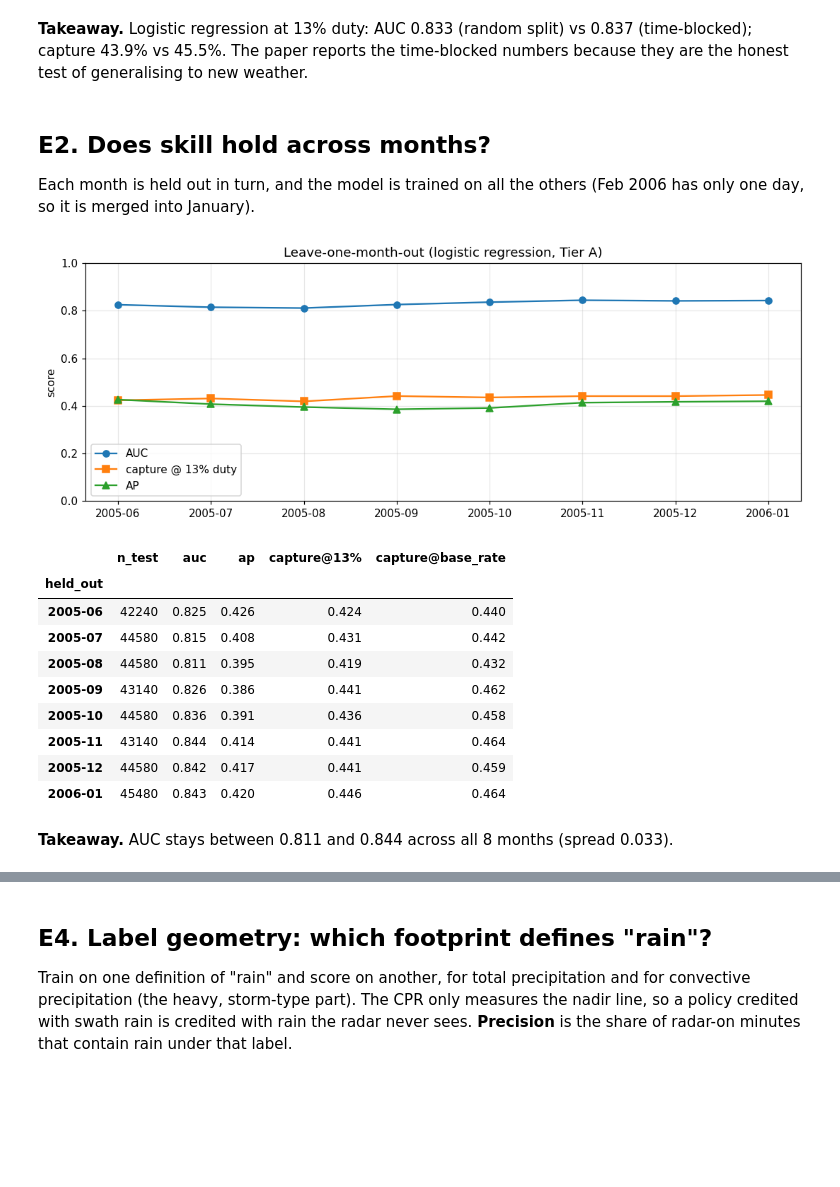
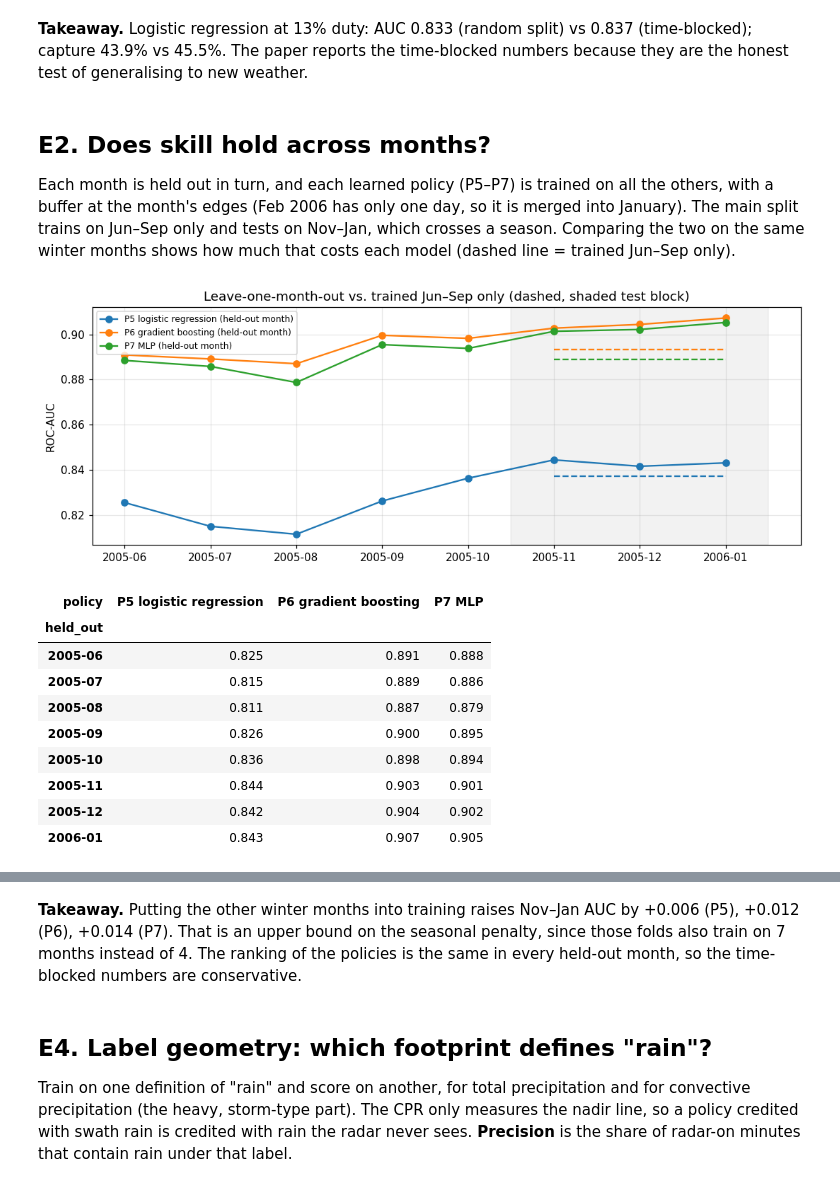
Before and after one commit to darthvader58/Code-Lab_RL_PriorityObs, a Jupyter notebook: missions/earthcare/EarthCare_trackwise.ipynb, the cells around one changed output, grey strips where cells are left out. Cells and saved outputs as stored; diff of their text form; code cells hidden in the pictures; blank space fills up the shorter version.

```diff
--- a/missions/earthcare/EarthCare_trackwise.ipynb
+++ b/missions/earthcare/EarthCare_trackwise.ipynb
@@ -454,29 +454,48 @@ display(Markdown(
 # %% [markdown]
 ## E2. Does skill hold across months?
 
-Each month is held out in turn, and the model is trained on all the others (Feb 2006 has
-only one day, so it is merged into January).
+Each month is held out in turn, and each learned policy (P5–P7) is trained on all the others,
+with a buffer at the month's edges (Feb 2006 has only one day, so it is merged into January).
+The main split trains on Jun–Sep only and tests on Nov–Jan, which crosses a season. Comparing the
+two on the same winter months shows how much that costs each model (dashed line = trained Jun–Sep
+only).
-# %%
-e2 = r("e2_leave_one_month_out")
-fig, ax = plt.subplots(figsize=(10, 3.8))
-ax.plot(e2.held_out, e2.auc, marker="o", label="AUC")
-ax.plot(e2.held_out, e2["capture@13%"], marker="s", label="capture @ 13% duty")
-ax.plot(e2.held_out, e2.ap, marker="^", label="AP")
-ax.set(ylim=(0, 1), ylabel="score", title="Leave-one-month-out (logistic regression, Tier A)")
-ax.legend(); plt.tight_layout(); plt.show()
-display(e2.round(3).set_index("held_out"))
-display(Markdown(f"**Takeaway.** AUC stays between {e2.auc.min():.3f} and {e2.auc.max():.3f} across "
-                 f"all {len(e2)} months (spread {e2.auc.max() - e2.auc.min():.3f})."))
-# %% [output]
-[figure, removed]
-|  | n_test | auc | ap | capture@13% | capture@base_rate |
-| held_out |  |  |  |  |  |
-| 2005-06 | 42240 | 0.825 | 0.426 | 0.424 | 0.440 |
-| 2005-07 | 44580 | 0.815 | 0.408 | 0.431 | 0.442 |
-| 2005-08 | 44580 | 0.811 | 0.395 | 0.419 | 0.432 |
-| 2005-09 | 43140 | 0.826 | 0.386 | 0.441 | 0.462 |
-| 2005-10 | 44580 | 0.836 | 0.391 | 0.436 | 0.458 |
-| 2005-11 | 43140 | 0.844 | 0.414 | 0.441 | 0.464 |
-| 2005-12 | 44580 | 0.842 | 0.417 | 0.441 | 0.459 |
-| 2006-01 | 45480 | 0.843 | 0.420 | 0.446 | 0.464 |
-**Takeaway.** AUC stays between 0.811 and 0.844 across all 8 months (spread 0.033).
+# %%
+e2 = r("e2_leave_one_month_out")
+blocked = r("e3_capture_table").set_index("policy")
+months = list(dict.fromkeys(e2.held_out))
+winter = [mo for mo in months if mo >= meta["split"]["test"][0]]
+fig, ax = plt.subplots(figsize=(10, 3.8))
+for p, g in e2.groupby("policy", sort=False):
+    line, = ax.plot(g.held_out, g.auc, marker="o", label=f"{p} (held-out month)")
+    ax.hlines(blocked.loc[p, "auc"], winter[0], winter[-1], color=line.get_color(), ls="--")
+ax.axvspan(months.index(winter[0]) - 0.5, months.index(winter[-1]) + 0.5, color="0.5", alpha=0.1)
+ax.set(ylabel="ROC-AUC", title="Leave-one-month-out vs. trained Jun–Sep only (dashed, shaded test block)")
+ax.legend(fontsize=8); plt.tight_layout(); plt.show()
+display(e2.pivot(index="held_out", columns="policy", values="auc").round(3))
+w = e2[e2.held_out.isin(winter)].groupby("policy", sort=False)[["auc", "ap"]].mean()
+season = pd.DataFrame({"AUC trained Jun–Sep": blocked.loc[w.index, "auc"],
+                       "AUC trained on other 7 months": w.auc,
+                       "AP trained Jun–Sep": blocked.loc[w.index, "ap"],
+                       "AP trained on other 7 months": w.ap})
+season["AUC gain"] = season.iloc[:, 1] - season.iloc[:, 0]
+display(season.round(3))
+rank = e2.pivot(index="held_out", columns="policy", values="auc")
+same = (rank.rank(axis=1).nunique() == 1).all()
+display(Markdown(
+    f"**Takeaway.** Putting the other winter months into training raises Nov–Jan AUC by "
+    + ", ".join(f"{g:+.3f} ({p.split()[0]})" for p, g in season['AUC gain'].items())
+    + ". That is an upper bound on the seasonal penalty, since those folds also train on 7 months "
+    "instead of 4. " + ("The ranking of the policies is the same in every held-out month, so the "
+    "time-blocked numbers are conservative." if same else "The ranking changes in some months.")))
+# %% [output]
+[figure, added]
+| policy | P5 logistic regression | P6 gradient boosting | P7 MLP |
+| held_out |  |  |  |
+| 2005-06 | 0.825 | 0.891 | 0.888 |
+| 2005-07 | 0.815 | 0.889 | 0.886 |
+| 2005-08 | 0.811 | 0.887 | 0.879 |
+| 2005-09 | 0.826 | 0.900 | 0.895 |
+| 2005-10 | 0.836 | 0.898 | 0.894 |
+| 2005-11 | 0.844 | 0.903 | 0.901 |
+| 2005-12 | 0.842 | 0.904 | 0.902 |
+| 2006-01 | 0.843 | 0.907 | 0.905 |
@@ -483,3 +507,4 @@ display(Markdown(f"**Takeaway.** AUC stays between {e2.auc.min():.3f} and {e2.au
+**Takeaway.** Putting the other winter months into training raises Nov–Jan AUC by +0.006 (P5), +0.012 (P6), +0.014 (P7). That is an upper bound on the seasonal penalty, since those folds also train on 7 months instead of 4. The ranking of the policies is the same in every held-out month, so the time-blocked numbers are conservative.
 # %% [markdown]
 ## E4. Label geometry: which footprint defines "rain"?
 
```
Also changed, not shown: parts of 2 cells of this notebook, 1 other file.
